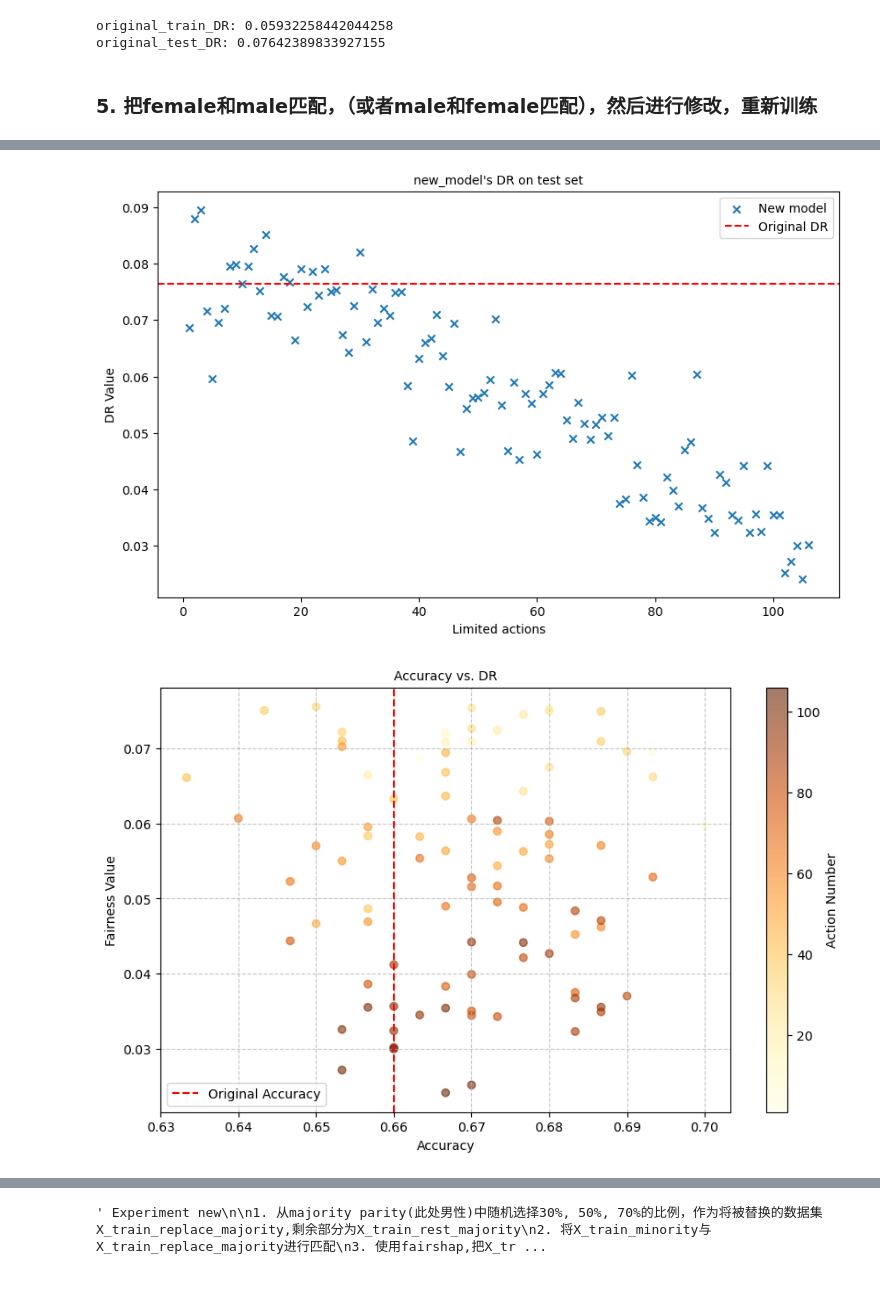
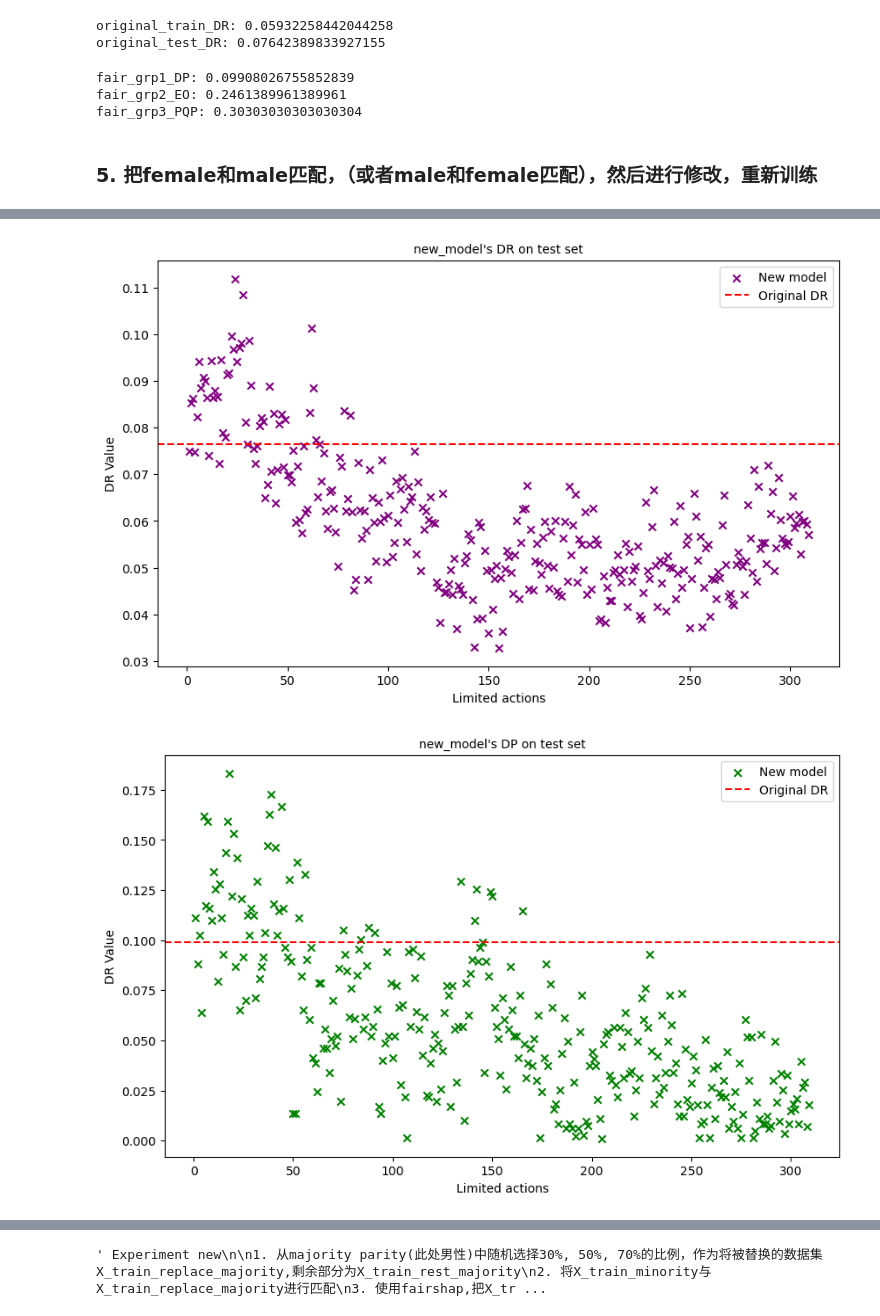
Before and after one commit to youlei202/FairSHAP, a Jupyter notebook: zz_new_german.ipynb, the cells around one changed output, grey strips where cells are left out. Drawn from its saved outputs; the diff is of its cells as text; code cells hidden in the pictures; blank space fills up the shorter version.

Commit message:
add fairshap(base='DP')

```diff
--- a/zz_new_german.ipynb
+++ b/zz_new_german.ipynb
@@ -128,12 +127,28 @@ print(f'original_test_DR: {original_test_DR}')
 # %% [output]
 original_train_DR: 0.05932258442044258
 original_test_DR: 0.07642389833927155
+# %%
+from fairness_measures import marginalised_np_mat, grp1_DP, grp2_EO, grp3_PQP
+priv_idx = X_test['sex'].to_numpy().astype(bool)
+y_hat = y_pred
+y = y_test
+g1_Cm, g0_Cm = marginalised_np_mat(y, y_hat, 1, priv_idx)
+fair_grp1 = grp1_DP(g1_Cm, g0_Cm)[0]
+fair_grp2 = grp2_EO(g1_Cm, g0_Cm)[0]
+fair_grp3 = grp3_PQP(g1_Cm, g0_Cm)[0]
+print(f'fair_grp1_DP: {fair_grp1}')
+print(f'fair_grp2_EO: {fair_grp2}')
+print(f'fair_grp3_PQP: {fair_grp3}')
+# %% [output]
+fair_grp1_DP: 0.09908026755852839
+fair_grp2_EO: 0.2461389961389961
+fair_grp3_PQP: 0.30303030303030304
 # %% [markdown]
 ### 5. 把female和male匹配，（或者male和female匹配），然后进行修改，重新训练
 # %%
-from src.experiments import Experiment
+from src.fairshap_experiment import ExperimentDR
 
-experiment = Experiment(
+experiment = ExperimentDR(
                             model,
                             X_train_majority,
                             y_train_majority,
@@ -142,8 +157,12 @@ experiment = Experiment(
                             X_test,
                             y_test,
                             dataset_name='german_credit',
+                            fairshap_base='DP',
                             original_Xtest_DR = original_test_DR,
                             original_Xtest_acc = accuracy,
+                            original_Xtest_DP = fair_grp1,
+                            original_Xtest_EO = fair_grp2,
+                            original_Xtest_PQP = fair_grp3,
                             )
 experiment.run_experiment()
 # %% [output]
@@ -166,2 +186,2 @@ experiment.run_experiment()
-[figure, old version]
+[figure, new version]
-[figure, old version]
+[figure, new version]
```
Also changed, not shown: parts of 2 cells of this notebook, 9 other files.
